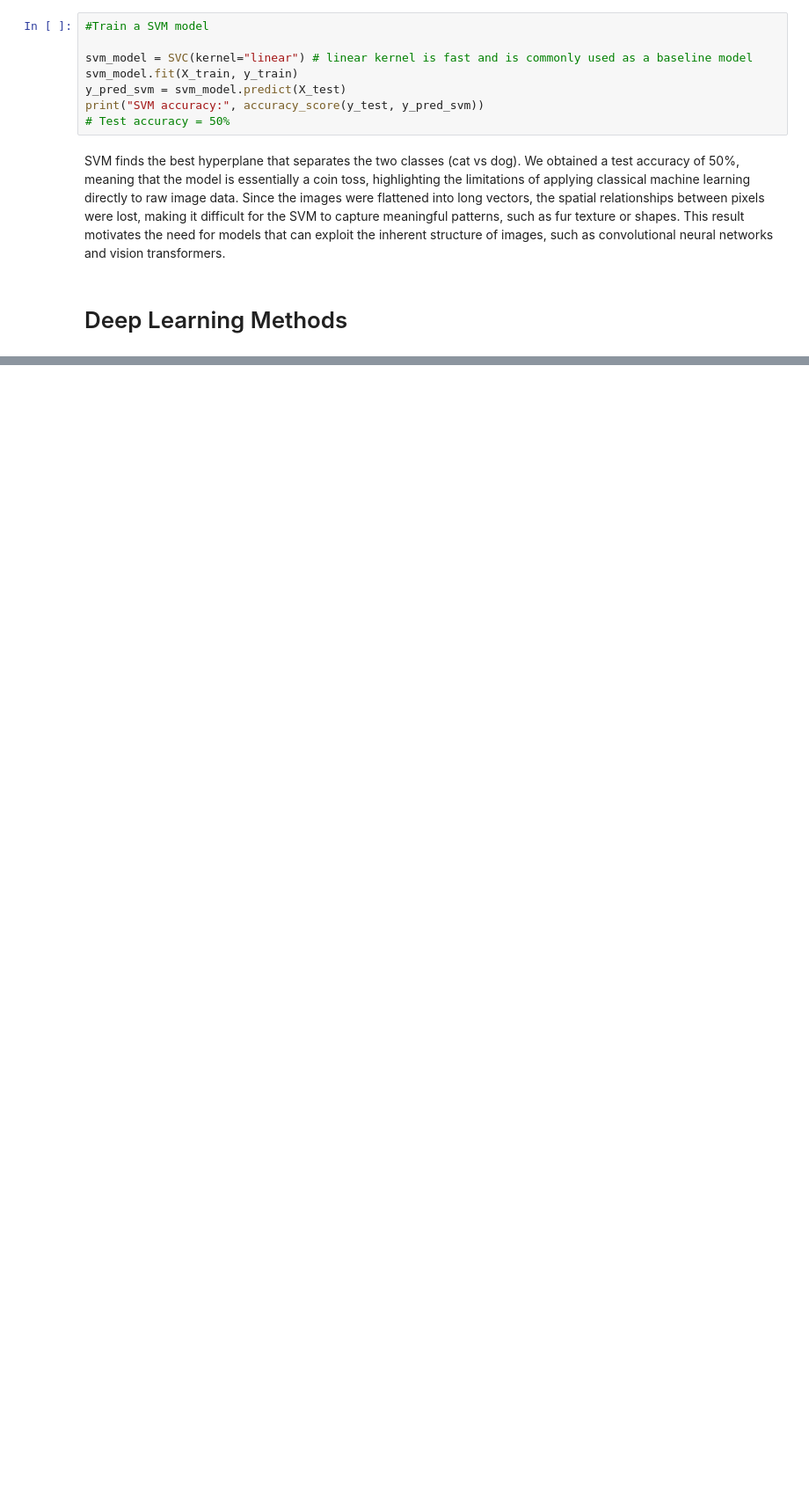
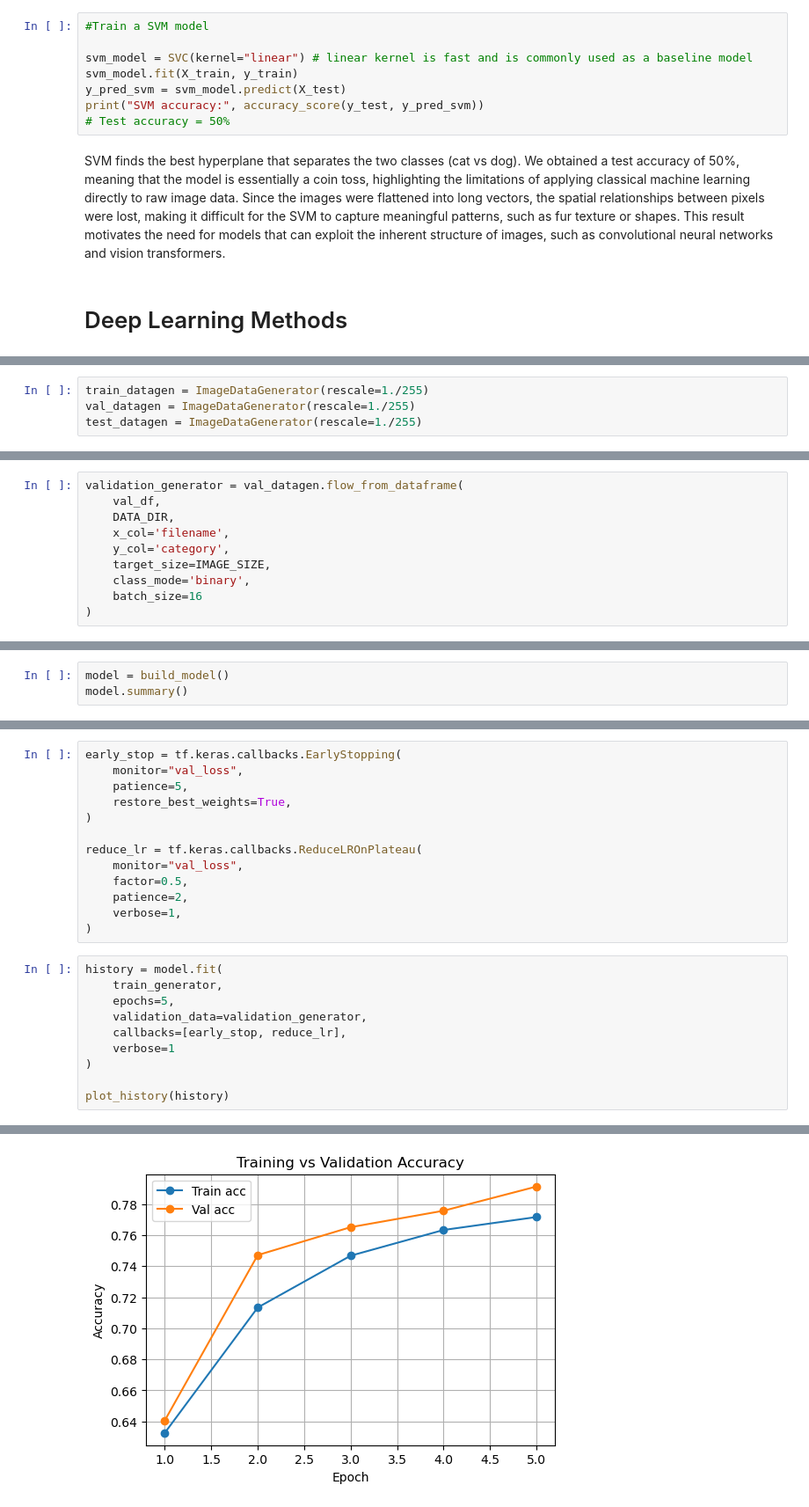
Before and after one commit to pstat197/vignette-image-classification, a Jupyter notebook: vignette.ipynb, the cells around one changed output, grey strips where cells are left out. Shown at 88% size. Drawn from its saved outputs; the diff is of its cells as text; blank space fills up the shorter version.

```diff
--- a/vignette.ipynb
+++ b/vignette.ipynb
@@ -123,0 +278,4 @@ SVM finds the best hyperplane that separates the two classes (cat vs dog). We ob
+# %%
+train_datagen = ImageDataGenerator(rescale=1./255)
+val_datagen = ImageDataGenerator(rescale=1./255)
+test_datagen = ImageDataGenerator(rescale=1./255)
@@ -123,0 +294,10 @@ SVM finds the best hyperplane that separates the two classes (cat vs dog). We ob
+# %%
+validation_generator = val_datagen.flow_from_dataframe(
+    val_df,
+    DATA_DIR,
+    x_col='filename',
+    y_col='category',
+    target_size=IMAGE_SIZE,
+    class_mode='binary',
+    batch_size=16
+)
@@ -123,0 +319,3 @@ SVM finds the best hyperplane that separates the two classes (cat vs dog). We ob
+# %%
+model = build_model()
+model.summary()
@@ -123,0 +344,24 @@ SVM finds the best hyperplane that separates the two classes (cat vs dog). We ob
+# %%
+early_stop = tf.keras.callbacks.EarlyStopping(
+    monitor="val_loss",
+    patience=5,
+    restore_best_weights=True,
+)
+
+reduce_lr = tf.keras.callbacks.ReduceLROnPlateau(
+    monitor="val_loss",
+    factor=0.5,
+    patience=2,
+    verbose=1,
+)
+# %%
+history = model.fit(
+    train_generator,
+    epochs=5,
+    validation_data=validation_generator,
+    callbacks=[early_stop, reduce_lr],
+    verbose=1
+)
+
+plot_history(history)
+# %% [output]
@@ -123,0 +378 @@ SVM finds the best hyperplane that separates the two classes (cat vs dog). We ob
+[figure, added]
```
Also changed, not shown: parts of 18 cells of this notebook.
